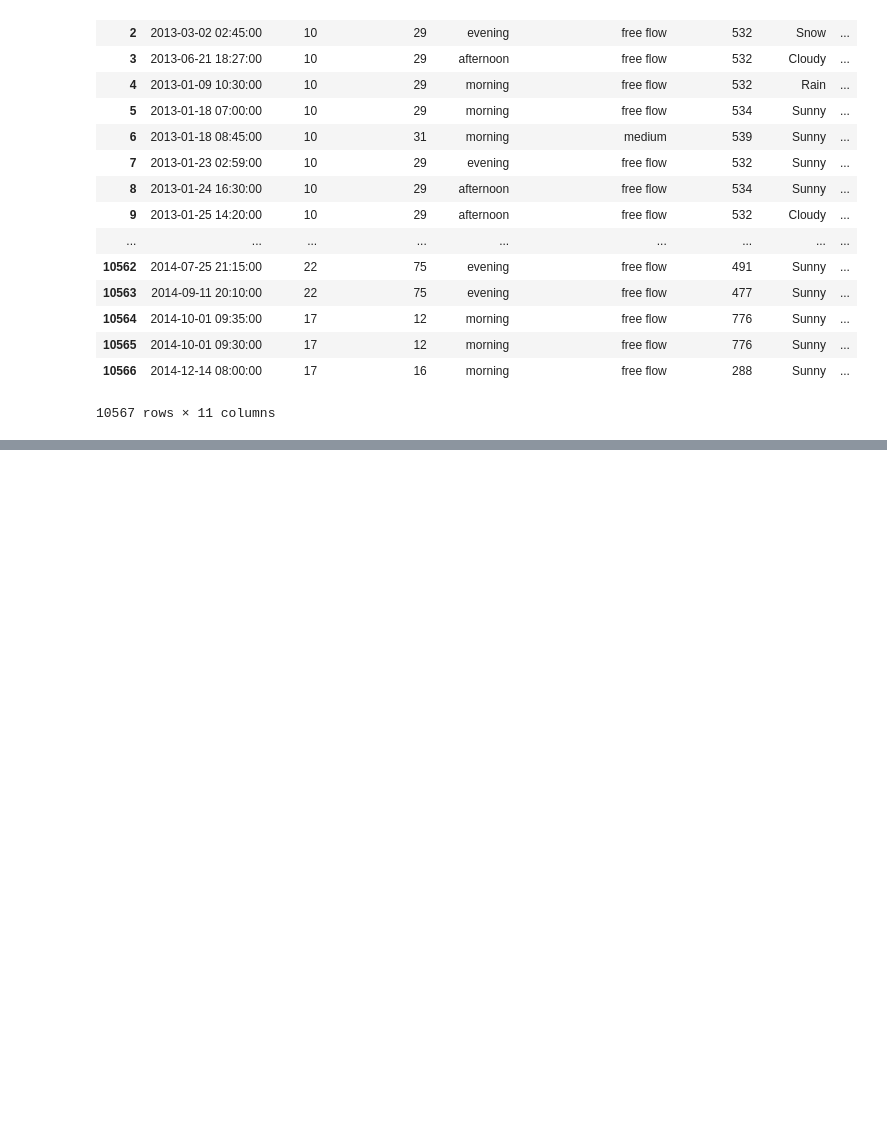
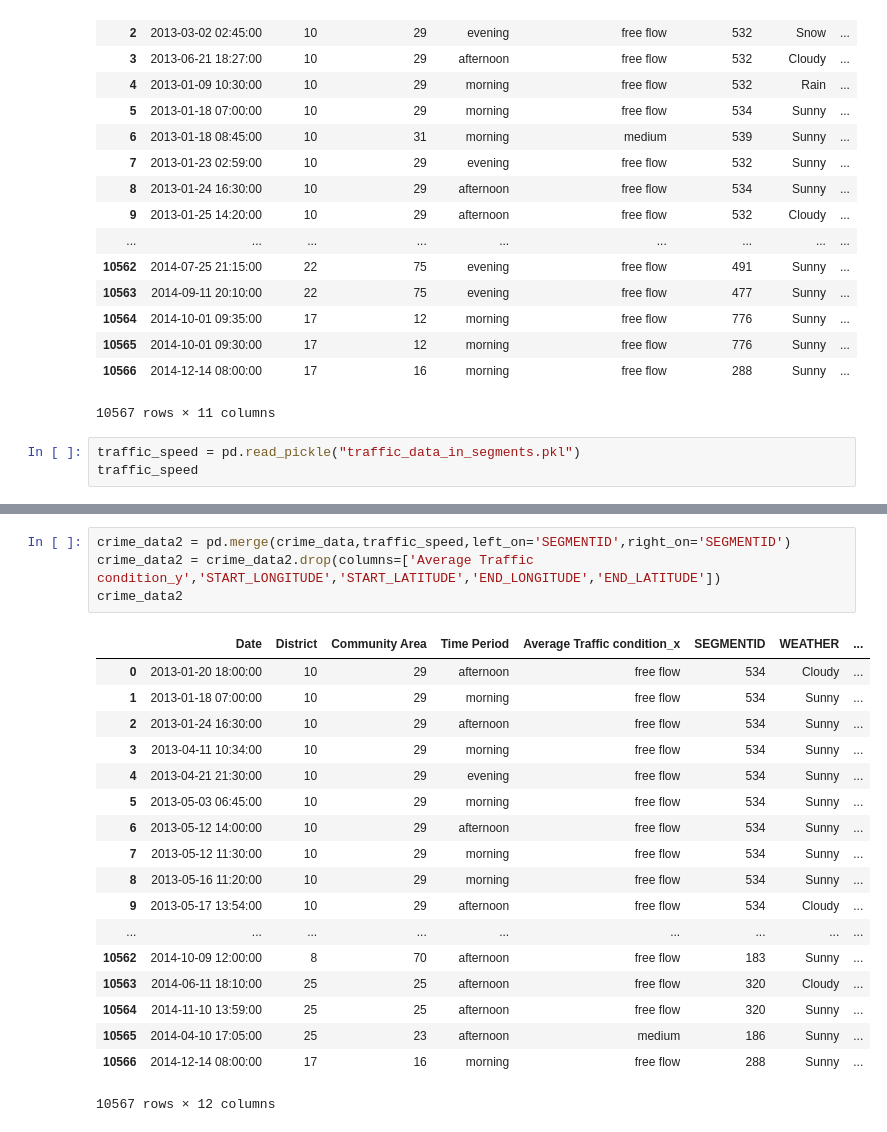
Before and after one commit to ChenshuXu/cse482-project, a Jupyter notebook: final pre-process.ipynb, the cells around one changed output, grey strips where cells are left out. Drawn from its saved outputs; the diff is of its cells as text; blank space fills up the shorter version.

```diff
--- a/final pre-process.ipynb
+++ b/final pre-process.ipynb
@@ -68,3 +68,6 @@ crime_data
 | 10565 | 2014-10-01 09:30:00 | 17 | 12 | morning | free flow | 776 | Sunny | ... |
 | 10566 | 2014-12-14 08:00:00 | 17 | 16 | morning | free flow | 288 | Sunny | ... |
 10567 rows × 11 columns
+# %%
+traffic_speed = pd.read_pickle("traffic_data_in_segments.pkl")
+traffic_speed
@@ -70,0 +93,23 @@ crime_data
+# %%
+crime_data2 = pd.merge(crime_data,traffic_speed,left_on='SEGMENTID',right_on='SEGMENTID')
+crime_data2 = crime_data2.drop(columns=['Average Traffic condition_y','START_LONGITUDE','START_LATITUDE','END_LONGITUDE','END_LATITUDE'])
+crime_data2
+# %% [output]
+|  | Date | District | Community Area | Time Period | Average Traffic condition_x | SEGMENTID | WEATHER | ... |
+| 0 | 2013-01-20 18:00:00 | 10 | 29 | afternoon | free flow | 534 | Cloudy | ... |
+| 1 | 2013-01-18 07:00:00 | 10 | 29 | morning | free flow | 534 | Sunny | ... |
+| 2 | 2013-01-24 16:30:00 | 10 | 29 | afternoon | free flow | 534 | Sunny | ... |
+| 3 | 2013-04-11 10:34:00 | 10 | 29 | morning | free flow | 534 | Sunny | ... |
+| 4 | 2013-04-21 21:30:00 | 10 | 29 | evening | free flow | 534 | Sunny | ... |
+| 5 | 2013-05-03 06:45:00 | 10 | 29 | morning | free flow | 534 | Sunny | ... |
+| 6 | 2013-05-12 14:00:00 | 10 | 29 | afternoon | free flow | 534 | Sunny | ... |
+| 7 | 2013-05-12 11:30:00 | 10 | 29 | morning | free flow | 534 | Sunny | ... |
+| 8 | 2013-05-16 11:20:00 | 10 | 29 | morning | free flow | 534 | Sunny | ... |
+| 9 | 2013-05-17 13:54:00 | 10 | 29 | afternoon | free flow | 534 | Cloudy | ... |
+| ... | ... | ... | ... | ... | ... | ... | ... | ... |
+| 10562 | 2014-10-09 12:00:00 | 8 | 70 | afternoon | free flow | 183 | Sunny | ... |
+| 10563 | 2014-06-11 18:10:00 | 25 | 25 | afternoon | free flow | 320 | Cloudy | ... |
+| 10564 | 2014-11-10 13:59:00 | 25 | 25 | afternoon | free flow | 320 | Sunny | ... |
+| 10565 | 2014-04-10 17:05:00 | 25 | 23 | afternoon | medium | 186 | Sunny | ... |
+| 10566 | 2014-12-14 08:00:00 | 17 | 16 | morning | free flow | 288 | Sunny | ... |
+10567 rows × 12 columns
```
Also changed, not shown: parts of 5 cells of this notebook, 3 other files.
